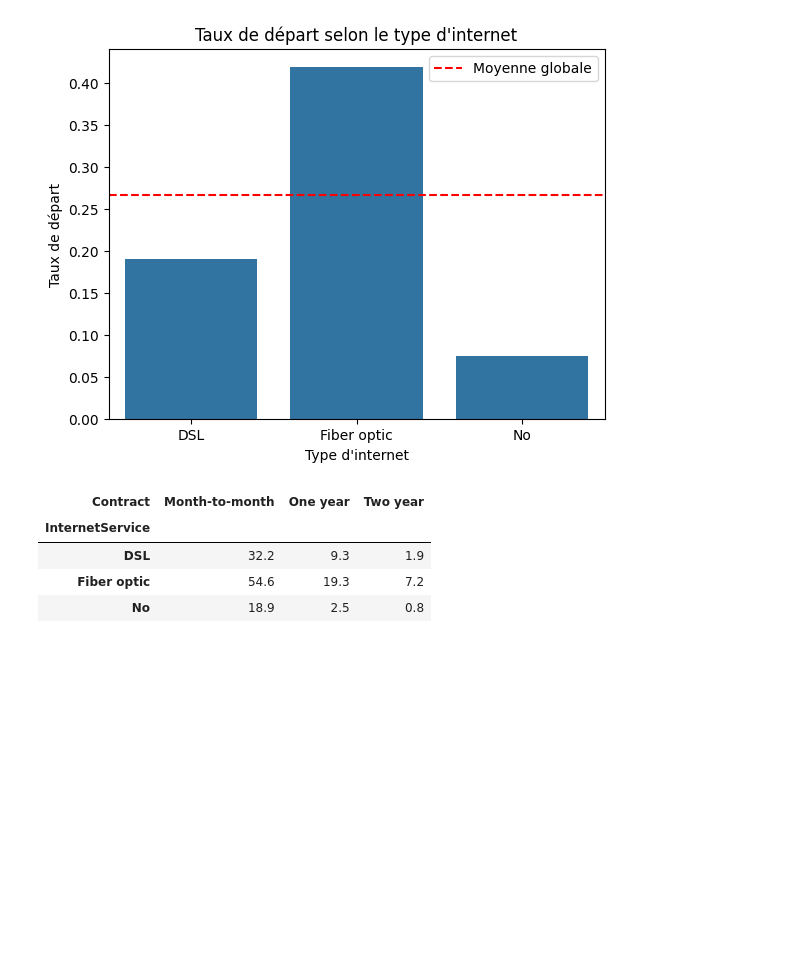
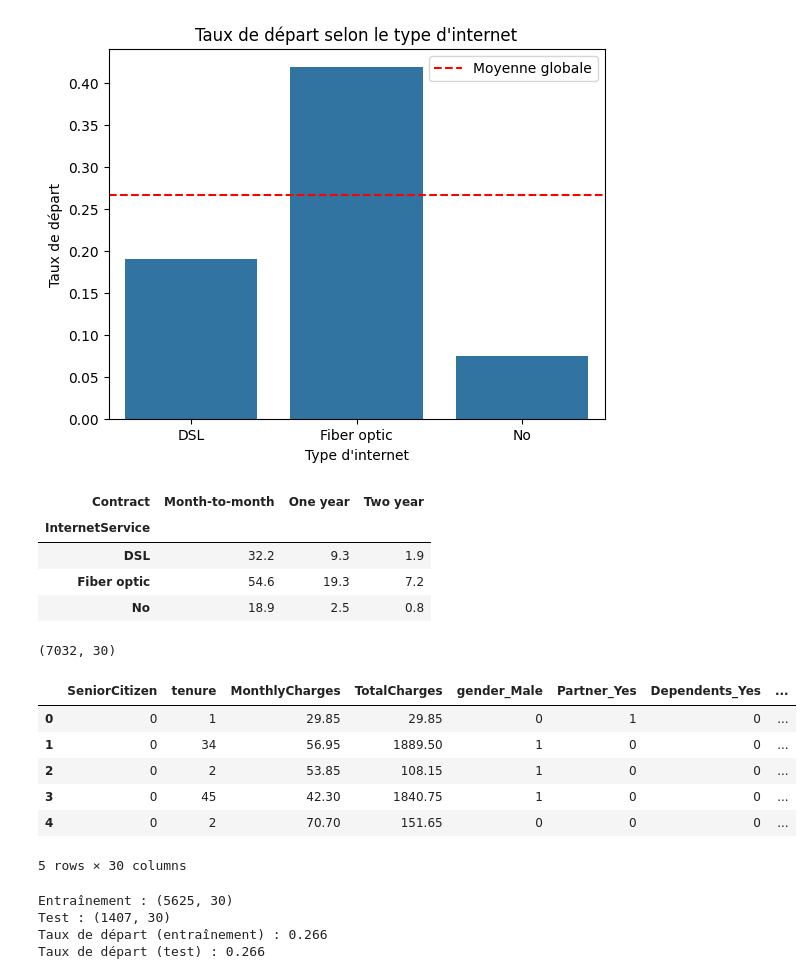
Before and after one commit to Oumaima257/analyse-emplois-data, a Jupyter notebook: 01_exploration.ipynb, the cells around one changed output. Cells and saved outputs as stored; diff of their text form; code cells hidden in the pictures; blank space fills up the shorter version.

```diff
--- a/01_exploration.ipynb
+++ b/01_exploration.ipynb
@@ -193,3 +193,38 @@ plt.show()
 | DSL | 32.2 | 9.3 | 1.9 |
 | Fiber optic | 54.6 | 19.3 | 7.2 |
 | No | 18.9 | 2.5 | 0.8 |
+# %%
+# Variables à prédire (y) et variables explicatives (X)
+y = df["Churn_num"]
+X = df.drop(columns=["customerID", "Churn", "Churn_num", "tranche_anciennete"])
+
+# Transformer chaque colonne de texte en colonnes 0/1
+X = pd.get_dummies(X, drop_first=True, dtype=int)
+
+print(X.shape)
+X.head()
+# %% [output]
+(7032, 30)
+|  | SeniorCitizen | tenure | MonthlyCharges | TotalCharges | gender_Male | Partner_Yes | Dependents_Yes | ... |
+| 0 | 0 | 1 | 29.85 | 29.85 | 0 | 1 | 0 | ... |
+| 1 | 0 | 34 | 56.95 | 1889.50 | 1 | 0 | 0 | ... |
+| 2 | 0 | 2 | 53.85 | 108.15 | 1 | 0 | 0 | ... |
+| 3 | 0 | 45 | 42.30 | 1840.75 | 1 | 0 | 0 | ... |
+| 4 | 0 | 2 | 70.70 | 151.65 | 0 | 0 | 0 | ... |
+5 rows × 30 columns
+# %%
+from sklearn.model_selection import train_test_split
+
+X_train, X_test, y_train, y_test = train_test_split(
+    X, y, test_size=0.2, random_state=42, stratify=y
+)
+
+print("Entraînement :", X_train.shape)
+print("Test :", X_test.shape)
+print("Taux de départ (entraînement) :", round(y_train.mean(), 3))
+print("Taux de départ (test) :", round(y_test.mean(), 3))
+# %% [output]
+Entraînement : (5625, 30)
+Test : (1407, 30)
+Taux de départ (entraînement) : 0.266
+Taux de départ (test) : 0.266
```
Also changed, not shown: parts of 7 cells of this notebook.
